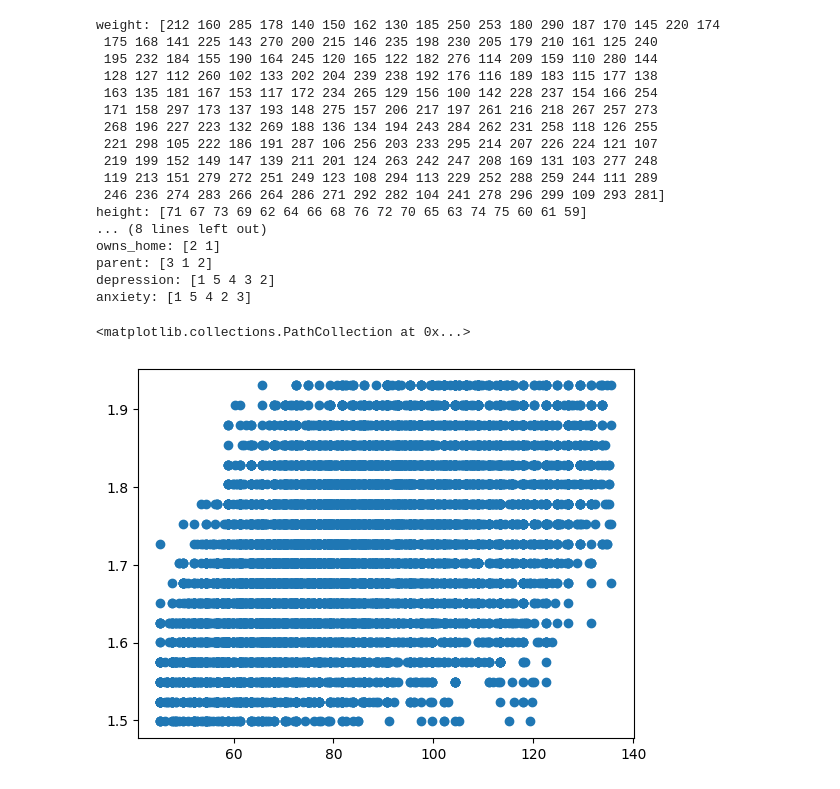
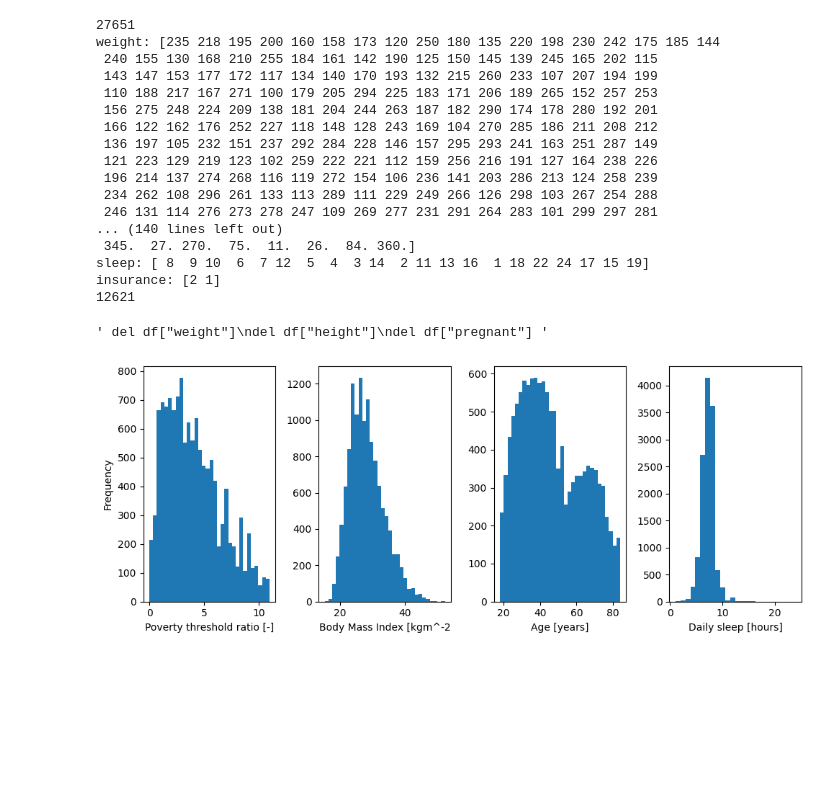
Before and after one commit to simontitk/datamining-2, a Jupyter notebook: src/test.ipynb, the cells around one changed output. Saved outputs shown, nothing was run; the diff lists cells and outputs as text; code cells hidden in the pictures; blank space fills up the shorter version.

```diff
--- a/src/test.ipynb
+++ b/src/test.ipynb
@@ -61,4 +79,5 @@ df.rename(mapper=attributes, inplace=True, axis=1)
 # %%
+print(len(df))
 # removing invalid values
 df = df[df["weight"] <= 299]
 df = df[df["height"] <= 76]
@@ -67,31 +86,38 @@ df = df[((df["pregnant"] == 2) | (df["gender"] == 1))]
 df = df[df["age"] <= 84]
 df = df[df["education"] <= 10]
 df = df[df["single"] <= 3]
-df = df[df["income"] <= 2]
 df = df[df["owns_home"] <= 2]
 df = df[df["parent"] <= 3]
-df = df[df["depression"] <= 5]
+#df = df[df["depression"] <= 5]
 df = df[df["anxiety"] <= 5]
+df = df[df["poverty"] < 11]
+df = df[df["health_sat"] < 6]
+df = df[df["life_sat"] < 5]
+df = df[df["alcohol"] < 366]
+df = df[df["sleep"] < 25]
+df = df[df["insurance"] <= 2]
+
 for attr in attributes.values():
     print(f"{attr}: {df[attr].unique()}")
+print(len(df))
 # %% [output]
-weight: [212 160 285 178 140 150 162 130 185 250 253 180 290 187 170 145 220 174
- 175 168 141 225 143 270 200 215 146 235 198 230 205 179 210 161 125 240
- 195 232 184 155 190 164 245 120 165 122 182 276 114 209 159 110 280 144
- 128 127 112 260 102 133 202 204 239 238 192 176 116 189 183 115 177 138
- 163 135 181 167 153 117 172 234 265 129 156 100 142 228 237 154 166 254
- 171 158 297 173 137 193 148 275 157 206 217 197 261 216 218 267 257 273
- 268 196 227 223 132 269 188 136 134 194 243 284 262 231 258 118 126 255
- 221 298 105 222 186 191 287 106 256 203 233 295 214 207 226 224 121 107
- 219 199 152 149 147 139 211 201 124 263 242 247 208 169 131 103 277 248
- 119 213 151 279 272 251 249 123 108 294 113 229 252 288 259 244 111 289
- 246 236 274 283 266 264 286 271 292 282 104 241 278 296 299 109 293 281]
-height: [71 67 73 69 62 64 66 68 76 72 70 65 63 74 75 60 61 59]
-... (8 lines left out)
-owns_home: [2 1]
-parent: [3 1 2]
-depression: [1 5 4 3 2]
-anxiety: [1 5 4 2 3]
+27651
+weight: [235 218 195 200 160 158 173 120 250 180 135 220 198 230 242 175 185 144
+ 240 155 130 168 210 255 184 161 142 190 125 150 145 139 245 165 202 115
+ 143 147 153 177 172 117 134 140 170 193 132 215 260 233 107 207 194 199
+ 110 188 217 167 271 100 179 205 294 225 183 171 206 189 265 152 257 253
+ 156 275 248 224 209 138 181 204 244 263 187 182 290 174 178 280 192 201
+ 166 122 162 176 252 227 118 148 128 243 169 104 270 285 186 211 208 212
+ 136 197 105 232 151 237 292 284 228 146 157 295 293 241 163 251 287 149
+ 121 223 129 219 123 102 259 222 221 112 159 256 216 191 127 164 238 226
+ 196 214 137 274 268 116 119 272 154 106 236 141 203 286 213 124 258 239
+ 234 262 108 296 261 133 113 289 111 229 249 266 126 298 103 267 254 288
+ 246 131 114 276 273 278 247 109 269 277 231 291 264 283 101 299 297 281
+... (140 lines left out)
+ 345.  27. 270.  75.  11.  26.  84. 360.]
+sleep: [ 8  9 10  6  7 12  5  4  3 14  2 11 13 16  1 18 22 24 17 15 19]
+insurance: [2 1]
+12621
 # %%
 # regrouping
 
@@ -156,9 +182,9 @@ INCH_TO_M = 0.0254
 df["weight"] = df["weight"] * POUND_TO_KG
 df["height"] = df["height"] * INCH_TO_M
 df["bmi"] = df["weight"] / df["height"] ** 2
+
+""" del df["weight"]
+del df["height"]
+del df["pregnant"] """
+# %% [output]
+' del df["weight"]\ndel df["height"]\ndel df["pregnant"] '
-# %%
-fig, ax = plt.subplots(1)
-ax.scatter(df["weight"], df["height"])
-# %% [output]
-<matplotlib.collections.PathCollection at 0x...>
-[figure, removed]
@@ -168,0 +196,15 @@ del df["pregnant"]
+# %%
+fig, axs = plt.subplots(1, 4, figsize=(10, 4))
+axs[0].hist(df["poverty"], bins=32)
+axs[1].hist(df["bmi"], bins=32)
+axs[2].hist(df["age"], bins=32)
+axs[3].hist(df["sleep"], bins=24)
+
+axs[0].set(xlabel="Poverty threshold ratio [-]", ylabel="Frequency")
+axs[1].set(xlabel="Body Mass Index [kgm^-2")
+axs[2].set(xlabel="Age [years]")
+axs[3].set(xlabel="Daily sleep [hours]")
+
+fig.tight_layout()
+# %% [output]
+[figure, added]
```
Also changed, not shown: parts of 14 cells of this notebook, 3 other files.
